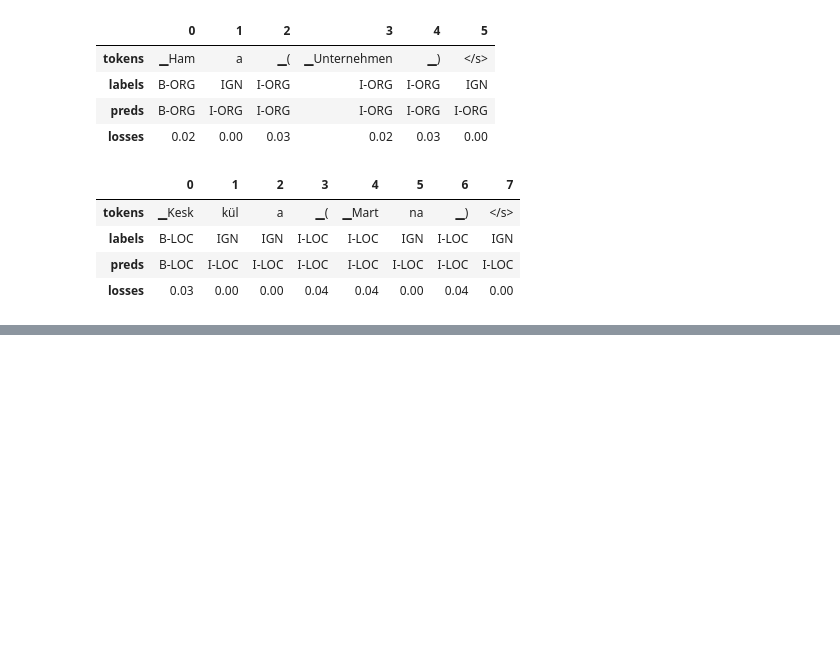
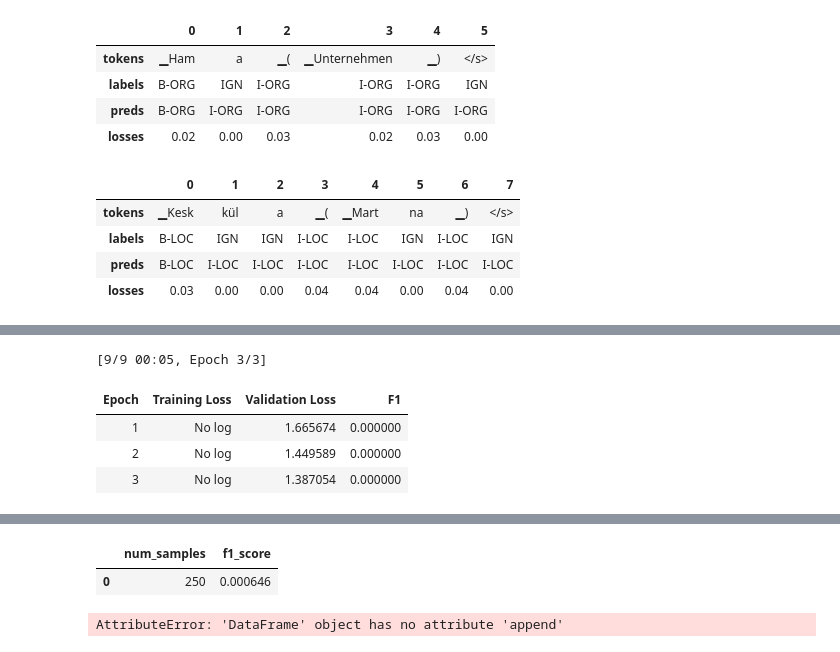
Before and after one commit to TylerKirby/transformer-playground, a Jupyter notebook: transformers-for-nlp/ch4.ipynb, the cells around one changed output, grey strips where cells are left out. Cells and saved outputs as stored; diff of their text form; code cells hidden in the pictures; blank space fills up the shorter version.

```diff
--- a/transformers-for-nlp/ch4.ipynb
+++ b/transformers-for-nlp/ch4.ipynb
@@ -644,0 +647,3 @@ for sample in get_samples(df_tmp):
+# %%
+def get_f1_score(trainer, dataset):
+    return trainer.predict(dataset).metrics["test_f1"]
@@ -644,0 +687,33 @@ for sample in get_samples(df_tmp):
+# %%
+# Train and test on multiple subsets
+def train_on_subset(dataset, num_samples):
+    train_ds = dataset["train"].shuffle(seed=42).select(range(num_samples))
+    valid_ds = dataset["validation"]
+    test_ds = dataset["test"]
+    training_args.logging_steps = len(train_ds) // batch_size
+
+    trainer = Trainer(
+        model_init=model_init,
+        args=training_args,
+        data_collator=data_collator,
+        compute_metrics=compute_metrics,
+        train_dataset=train_ds,
+        eval_dataset=valid_ds,
+        tokenizer=xlmr_tokenizer,
+    )
+    trainer.train()
+
+    f1_score = get_f1_score(trainer, test_ds)
+    return pd.DataFrame.from_dict(
+        {"num_samples": [len(train_ds)], "f1_score": [f1_score]}
+    )
+# %%
+panx_fr_encoded = encode_panx_dataset(panx_ch["fr"])
+metrics_df = train_on_subset(panx_fr_encoded, 250)
+metrics_df
+# %% [output]
+[9/9 00:05, Epoch 3/3]
+| Epoch | Training Loss | Validation Loss | F1 |
+| 1 | No log | 1.665674 | 0.000000 |
+| 2 | No log | 1.449589 | 0.000000 |
+| 3 | No log | 1.387054 | 0.000000 |
@@ -644,0 +721,7 @@ for sample in get_samples(df_tmp):
+|  | num_samples | f1_score |
+| 0 | 250 | 0.000646 |
+# %%
+for num_samples in [500, 100, 2000, 4000]:
+    metrics_df = pd.concat([metrics_df, train_on_subset(panx_fr_encoded, num_samples)], ignore_index=True)
+# %% [output]
+AttributeError: 'DataFrame' object has no attribute 'append'
```
Also changed, not shown: parts of 9 cells of this notebook.
